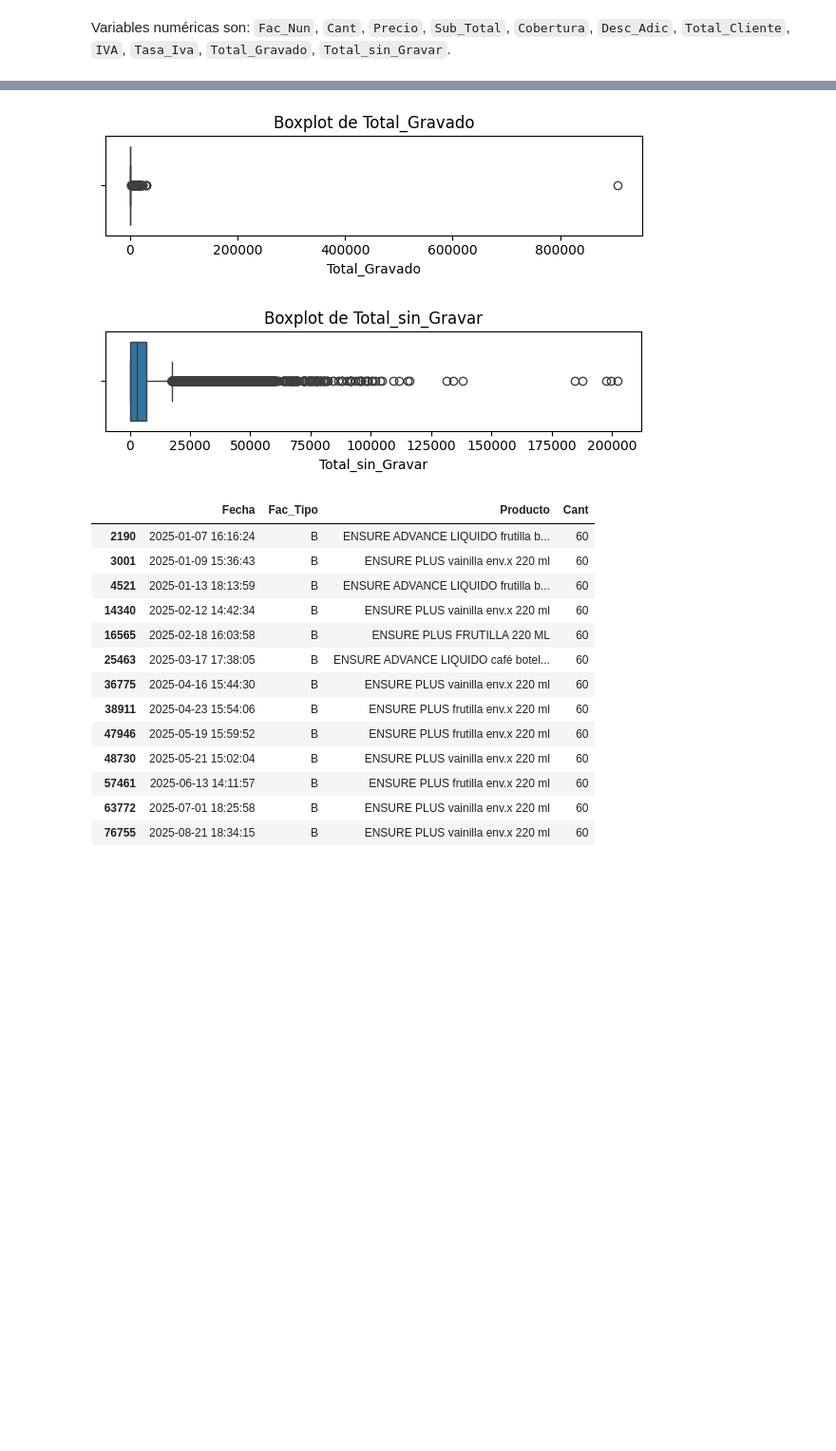
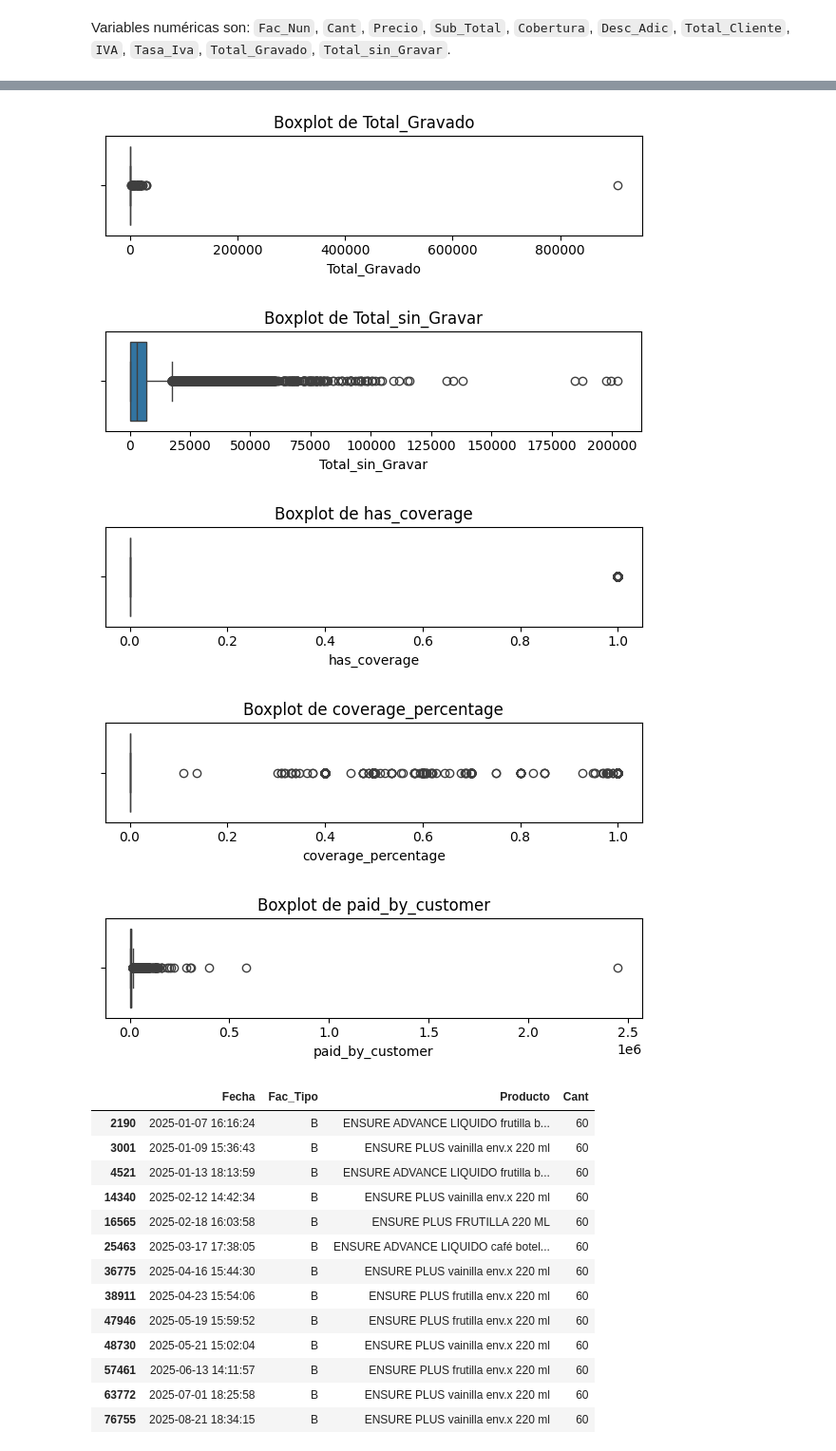
Before and after one commit to 4GeeksAcademy/sp-ml-20-final-project-g2, a Jupyter notebook: src/eda-ineta.ipynb, the cells around one changed output, grey strips where cells are left out. Shown at 95% size. Drawn from its saved outputs; the diff is of its cells as text; code cells hidden in the pictures; blank space fills up the shorter version.

Commit message:
[eda] wip: variables numéricas

```diff
--- a/src/eda-ineta.ipynb
+++ b/src/eda-ineta.ipynb
@@ -936,22 +940,25 @@ for col in numerical_variables.columns:
 # %%
-for col in final_numerical_variables.columns:
+for col in numerical_variables.columns:
     plt.figure(figsize=(6, 2))
     sns.boxplot(x=df[col])
     plt.title(f'Boxplot de {col}')
     plt.tight_layout()
     plt.show()
 # %% [output]
 [figure]
 [figure]
 [figure]
 [figure]
 [figure]
 [figure]
 [figure]
 [figure]
 [figure]
 [figure]
 [figure]
+[figure, added]
+[figure, added]
+[figure, added]
 # %%
 df.loc[df['Cant'] > 50, ['Fecha', 'Fac_Tipo', 'Producto', 'Cant']]
 # %% [output]
```
Also changed, not shown: parts of 5 cells of this notebook.
